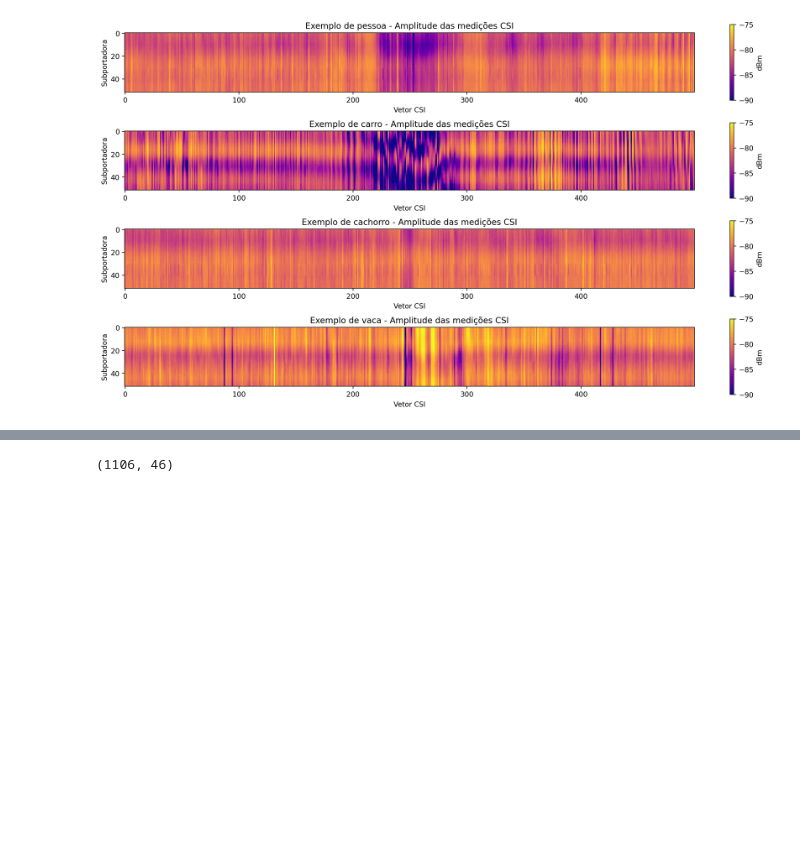
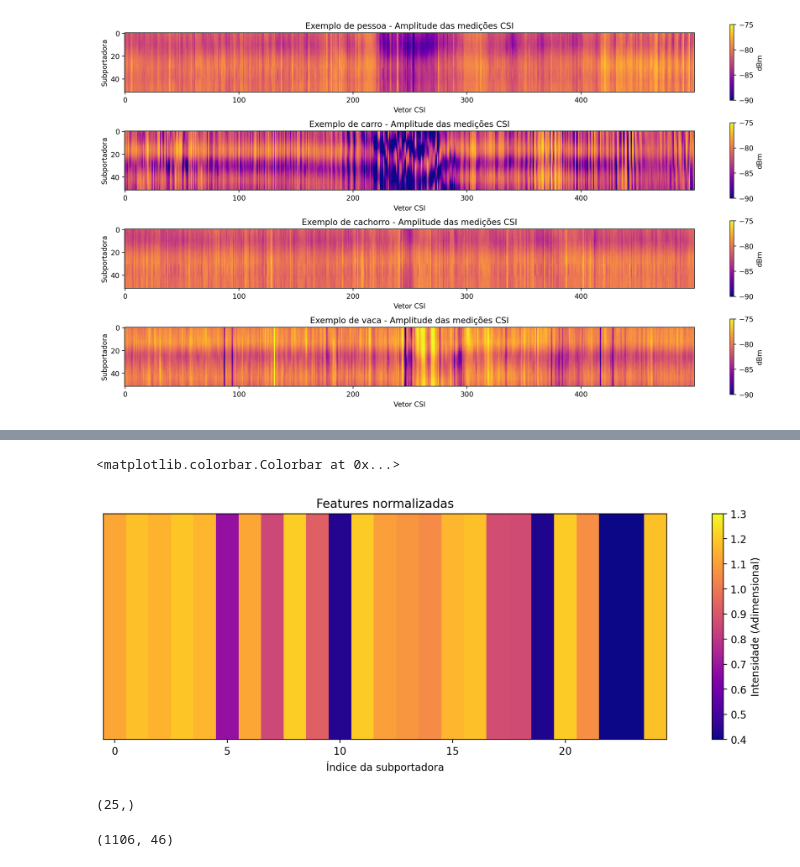
Before and after one commit to paulosestini/tcc-lorawan-end-device, a Jupyter notebook: model/main.ipynb, the cells around one changed output, grey strips where cells are left out. Drawn from its saved outputs; the diff is of its cells as text; code cells hidden in the pictures; blank space fills up the shorter version.

```diff
--- a/model/main.ipynb
+++ b/model/main.ipynb
@@ -146,3 +178,24 @@ Int64Index([ 0, 34, 46, 95, 50, 36, 44, 51, 65, 35,  2, 70, 91, 39, 94, 37, 30,
+# %%
+carro1 = np.array([1.002, 0.9844, 0.9956, 0.989, 0.9927, 0.1525, 0.1648, 0.1525, 0.9795,
+                        0.1628, 0.1473, 0.9834, 1.008, 1.015, 1.018, 0.9673, 0.1665, 1.015, 1.007,
+                        0.1459, 0.9766, 1.018, 0.1697, 0.1459, 0.9707])
+carro2 = np.array([0.99, 0.977, 0.9834, 0.978, 0.982, 0.1637, 0.1676, 0.1554, 0.974, 0.1764, 0.1565, 0.9766, 0.994, 1., 1.006, 0.964, 0.1741, 1.019, 1.009, 0.138, 0.9717, 1.004, 0.1469, 0.1436, 0.967])
+
+pessoa1 = np.array([1.163,1.218,1.174,1.248,1.227,1.272,1.363,0.8545,1.273,0.919,0.929,1.242,1.122,1.098,1.064,1.177,1.104,0.883,0.8745,0.5693,1.255,1.076,0.1244,0.2157,1.197])
+pessoa2 = np.array([1.118, 1.178, 1.15, 1.192, 1.157, 0.68, 1.121, 0.857, 1.211, 0.9287, 0.434, 1.205, 1.102, 1.082, 1.051, 1.158, 1.177, 0.872, 0.865, 0.4255, 1.203, 1.064, 0.1262, 0.1908, 1.182])
+fig, ax = plt.subplots(figsize=(16, 4), dpi=200)
+im = ax.imshow(np.expand_dims(pessoa2, axis=0), aspect=10, cmap='plasma', vmin=0.4, vmax=1.3)
+ax.set_title(f'Features normalizadas')
+ax.set_xlabel('Índice da subportadora')
+ax.set_yticks([])
+plt.colorbar(im, ax=ax, label='Intensidade (Adimensional)')
+# %% [output]
+<matplotlib.colorbar.Colorbar at 0x...>
+[figure, added]
+# %%
+model_input.shape
+# %% [output]
+(25,)
 # %%
 train_features[:, important_features].shape
 # %% [output]
```
Also changed, not shown: parts of 13 cells of this notebook, 5 other files.
